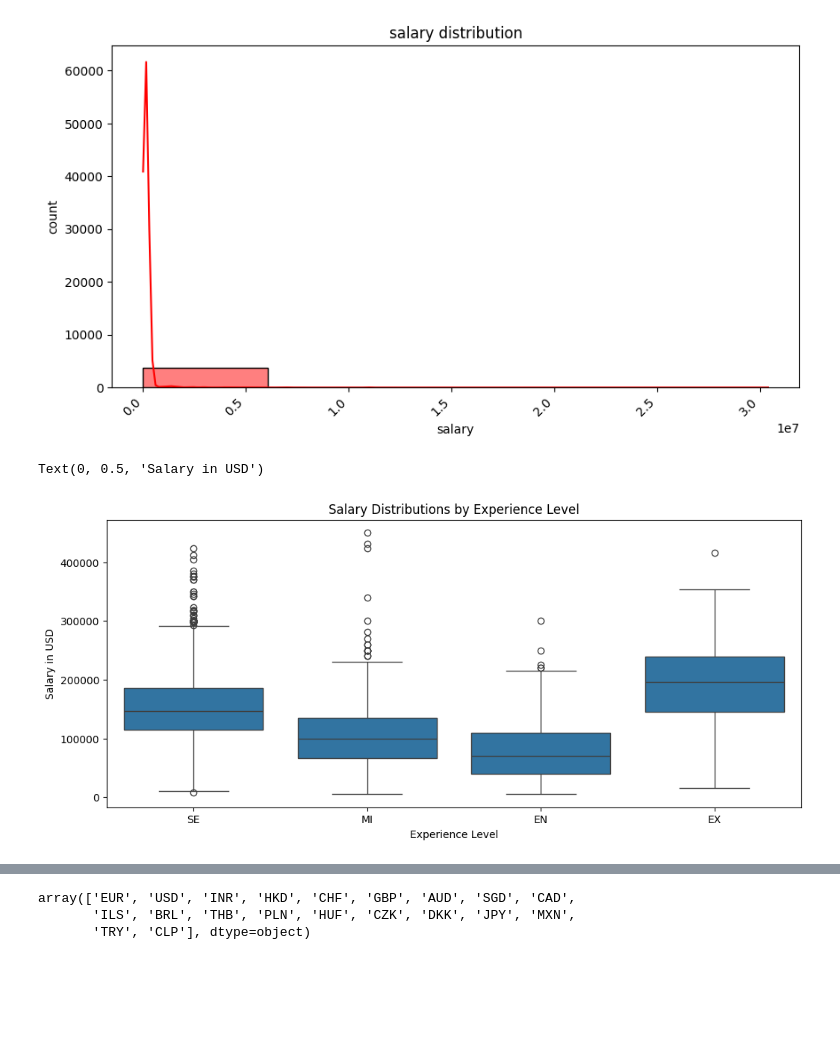
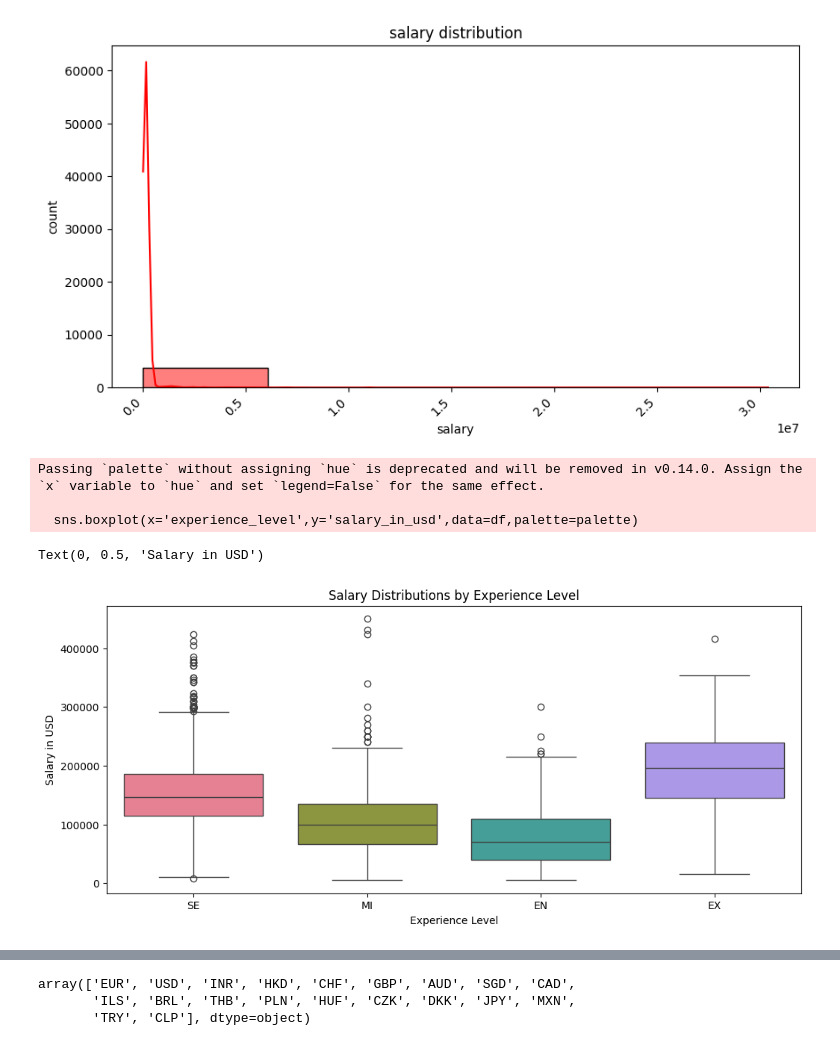
Before and after one commit to M-Shahryar/data_science_salaries_2023, a Jupyter notebook: Notebook/nt_1.ipynb, the cells around one changed output, grey strips where cells are left out. Cells and saved outputs as stored; diff of their text form; code cells hidden in the pictures; blank space fills up the shorter version.

```diff
--- a/Notebook/nt_1.ipynb
+++ b/Notebook/nt_1.ipynb
@@ -222,10 +222,14 @@ plt.show()
 [figure]
 # %%
 plt.figure(figsize=(12,5))
-sns.boxplot(x='experience_level',y='salary_in_usd',data=df)
+palette = sns.color_palette("husl", df['experience_level'].nunique())
+sns.boxplot(x='experience_level',y='salary_in_usd',data=df,palette=palette)
 plt.title('Salary Distributions by Experience Level')
 plt.xlabel('Experience Level')
 plt.ylabel('Salary in USD')
 # %% [output]
-Text(0, 0.5, 'Salary in USD')
+Passing `palette` without assigning `hue` is deprecated and will be removed in v0.14.0. Assign the `x` variable to `hue` and set `legend=False` for the same effect.
+
+  sns.boxplot(x='experience_level',y='salary_in_usd',data=df,palette=palette)
+Text(0, 0.5, 'Salary in USD')
-[figure, old version]
+[figure, new version]
```
Also changed, not shown: parts of 2 cells of this notebook.
